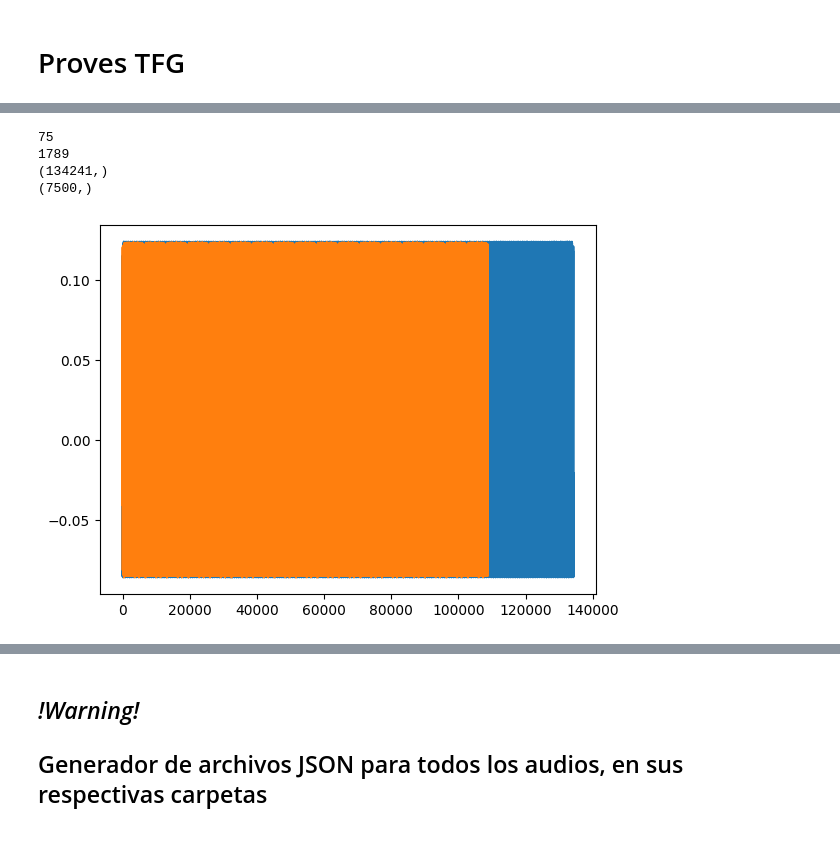
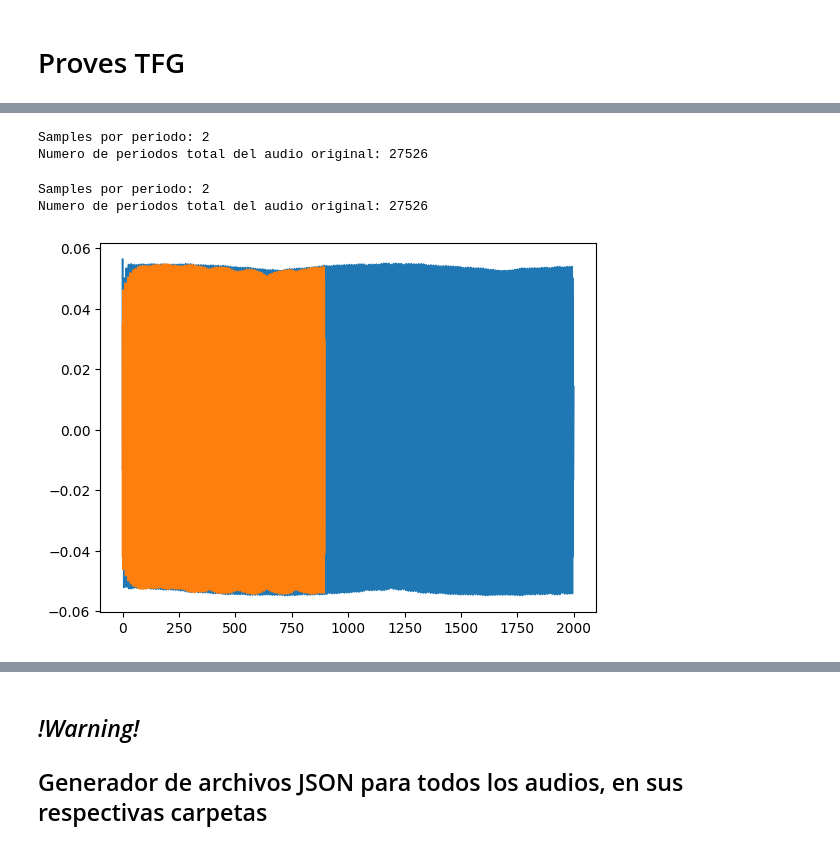
Before and after one commit to BoscoOlives/TFG-Kobol-BoscoOlives, a Jupyter notebook: TFG Standard Mode (funciona).ipynb, the cells around one changed output, grey strips where cells are left out. Cells and saved outputs as stored; diff of their text form; code cells hidden in the pictures.

```diff
--- a/TFG Standard Mode (funciona).ipynb
+++ b/TFG Standard Mode (funciona).ipynb
@@ -165,58 +188,50 @@ def generateJSON(filepathJSON, filepathAudio, signalName, numPeriods = None):
 # %%
 filepath = 'test.json'
 input_file = '/mnt/c/Users/bosco/Desktop/TFG/TFG-Kobol-BoscoOlives/rsf_kobol_expander_2-vco/audio/vco1/triangular-sawtooth +/vco1_5.0_tri-saw+.wav'
+input_file = '/mnt/c/Users/bosco/Desktop/TFG/TFG-Kobol-BoscoOlives/rsf_kobol_expander_2-vco/audio/vco1/square/vco1_9.0_sqr.wav'
+
 file_name = input_file.split("/")[-1] #cortar solamente el nombre del archivo
 
-generateJSON(filepath, input_file, file_name, numPeriods=100)
+generateJSON(filepath, input_file, file_name, 1000)
 # %% [output]
-75
-1789
-(134241,)
-(7500,)
+Samples por periodo: 2
+Numero de periodos total del audio original: 27526
 # %%
 def readJSON(filepath):
     with open(filepath, 'r') as file:
         data = json.load(file)
 
     return (data["Signal Name"],
-            data["Num Periods"],
             data["Sample Rate"],
             data["Frame Size"],
             data["Hop Size"],
             data["Harmonic Magnitud"],
             data["Harmonic Frequency"],
             data["Harmonic Phase"],
             data["Harmonic Res"])
 
 
 filepath = 'test.json'
 
 
 
-name, num_total_periods, sampleRate, frameSize, hopSize, mags, freqs, phases, res = readJSON(filepath)
+name, sampleRate, frameSize, hopSize, mags, freqs, phases, res = readJSON(filepath)
 outsignal = audioSynthesis(sampleRate, frameSize, hopSize, mags, freqs, phases, res)
 
-loader = std.MonoLoader(filename = str(input_file), sampleRate=sampleRate)
-audio = loader()
+#cargar audio y valor de sample rate
+audio, sampleRate = librosa.load(input_file)
+audio_cut = cut_audio_x_periods(audio, sampleRate, 1000)
 
-
-numPeriods = 100
-# Calcular el número de repeticiones necesarias para alargar el audio
-num_repetitions = int(num_total_periods / numPeriods)
-# Alargar el audio utilizando la función numpy.tile
-outsignal = np.tile(outsignal, num_repetitions)
-
-
-
-
-plt.plot(audio)
+plt.plot(audio_cut)
 plt.plot(outsignal)
 
 plt.show()
-ipd.display(ipd.Audio(data=audio, rate=sampleRate))
+ipd.display(ipd.Audio(data=audio_cut, rate=sampleRate))
 ipd.display(ipd.Audio(data=outsignal, rate=sampleRate))
 # %% [output]
+Samples por periodo: 2
+Numero de periodos total del audio original: 27526
-[figure, old version]
+[figure, new version]
 [interactive output not drawn]
 [interactive output not drawn]
 # %% [markdown]
```
Also changed, not shown: parts of 5 cells of this notebook, 1 other file.
